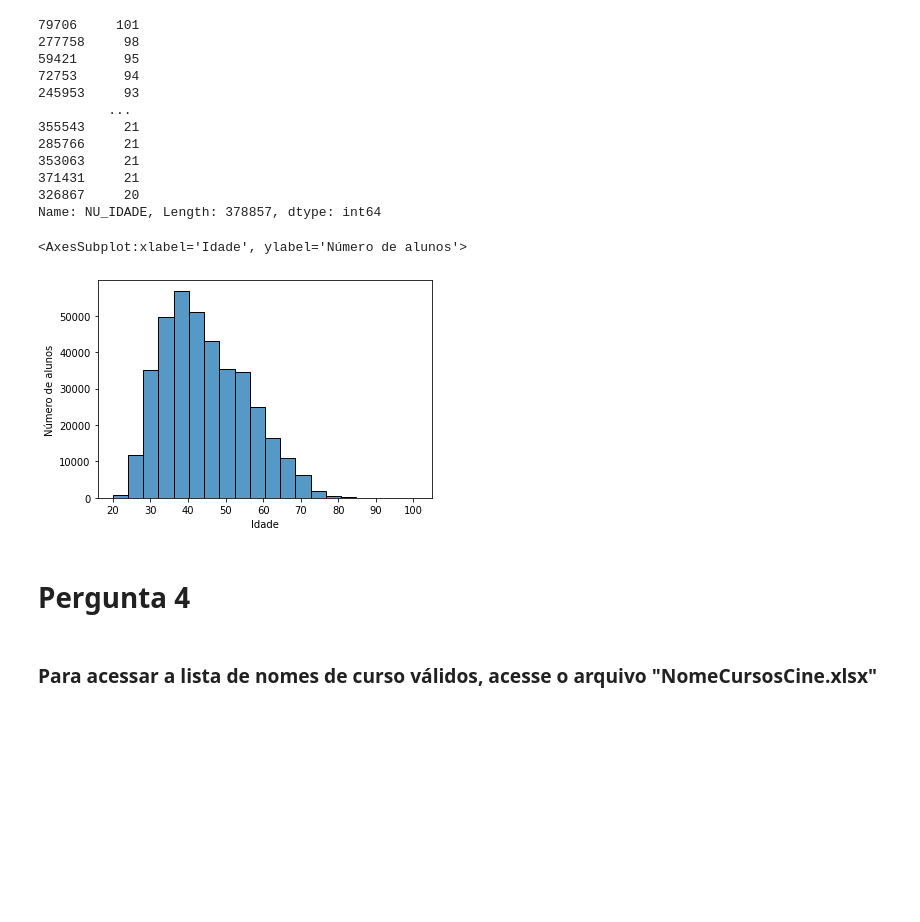
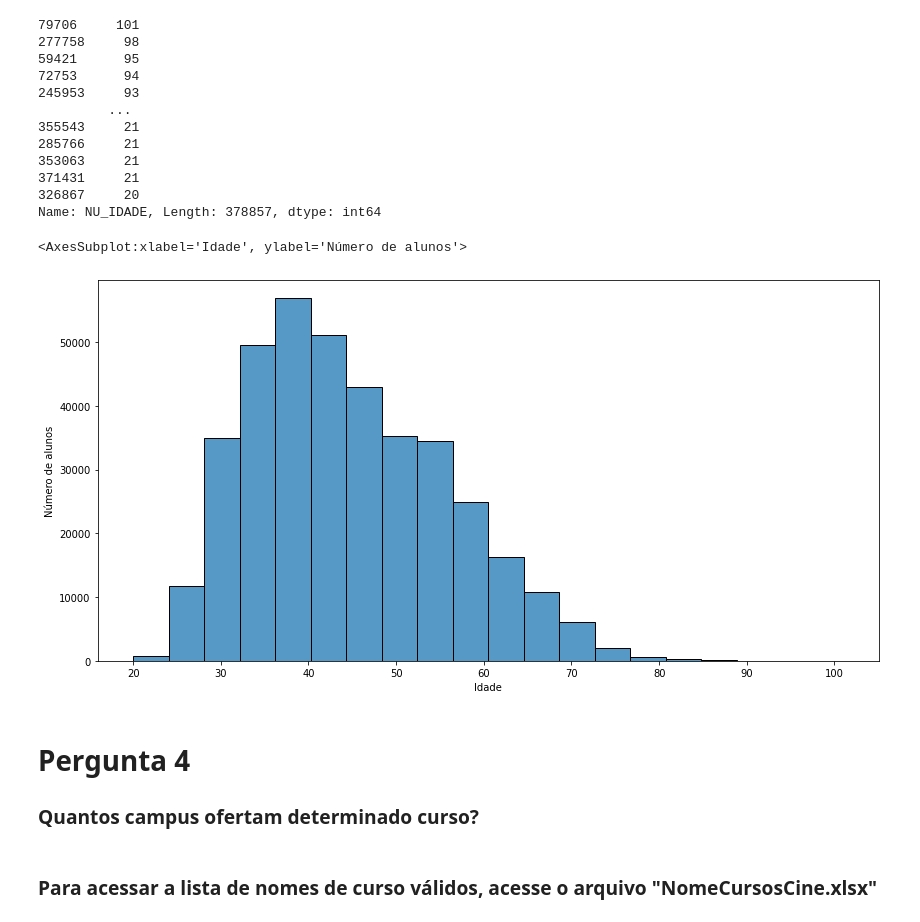
Before and after one commit to GabrielMoraisReis/TP-CDD, a Jupyter notebook: Parte3/Analytics.ipynb, the cells around one changed output. Drawn from its saved outputs; the diff is of its cells as text; code cells hidden in the pictures; blank space fills up the shorter version.

```diff
--- a/Parte3/Analytics.ipynb
+++ b/Parte3/Analytics.ipynb
@@ -90,13 +94,16 @@ d4.NU_IDADE.sort_values(ascending=False)
 326867     20
 Name: NU_IDADE, Length: 378857, dtype: int64
 # %%
+plt.figure(figsize=(14,7))
 plt.xlabel("Idade")
 plt.ylabel("Número de alunos")
 #plt.xlim(10,90)
 sns.histplot(data=d4, x="NU_IDADE", bins=20)
 # %% [output]
 <AxesSubplot:xlabel='Idade', ylabel='Número de alunos'>
-[figure, old version]
+[figure, new version]
 # %% [markdown]
 # Pergunta 4
+
+### Quantos campus ofertam determinado curso?
 # %% [markdown]
```
Also changed, not shown: parts of 18 cells of this notebook.
